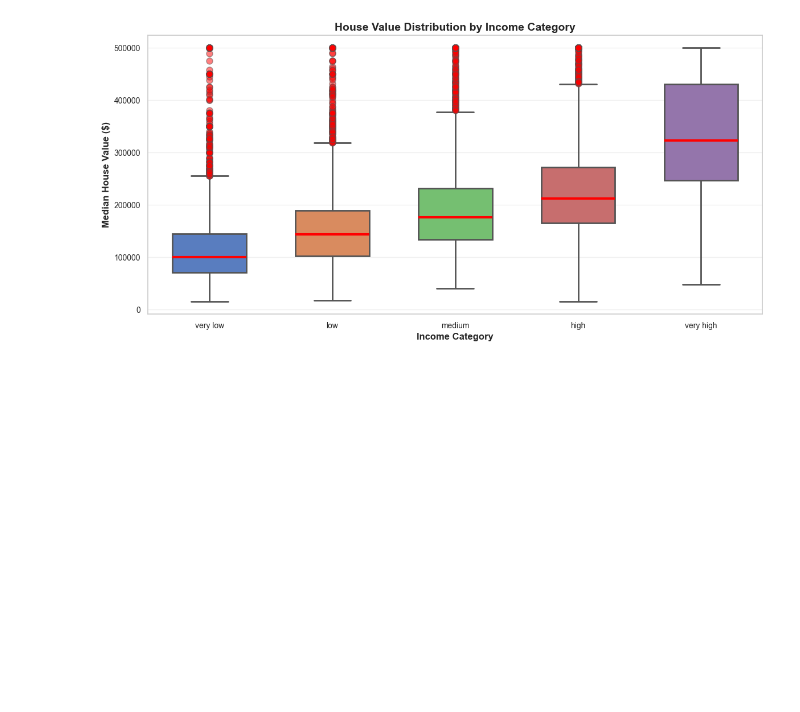
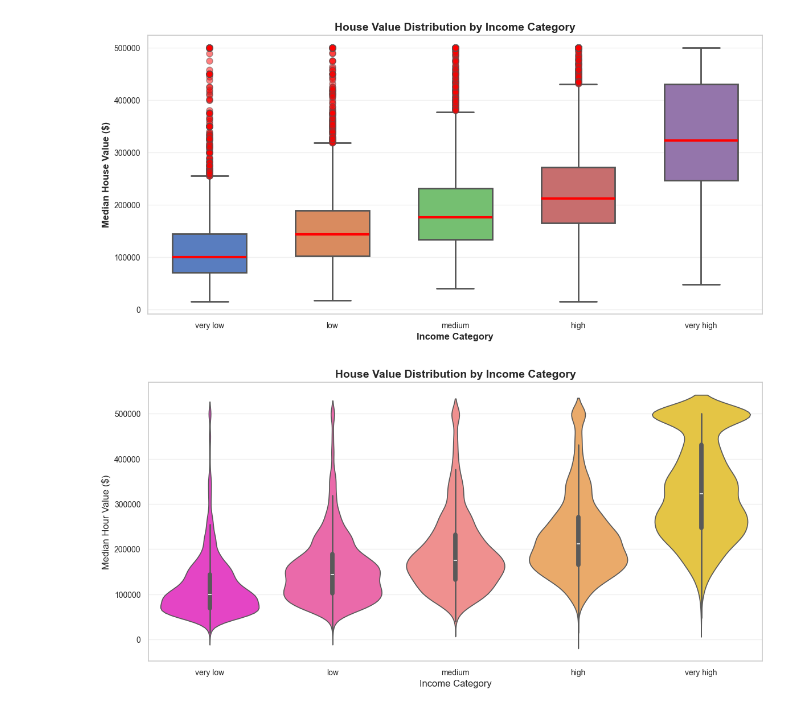
Before and after one commit to AidenHadisi/ml-journey, a Jupyter notebook: p004_california_housing_prices.ipynb, the cells around one changed output. Cells and saved outputs as stored; diff of their text form; code cells hidden in the pictures; blank space fills up the shorter version.

```diff
--- a/p004_california_housing_prices.ipynb
+++ b/p004_california_housing_prices.ipynb
@@ -122,6 +122,17 @@ plt.tight_layout()
 plt.show()
 # %% [output]
 [figure]
+# %%
+sns.violinplot(
+    data=df, x="income_cat", y="median_house_value", hue="income_cat", palette="spring"
+)
+plt.xlabel("Income Category")
+plt.title("House Value Distribution by Income Category", fontsize=14, fontweight="bold")
+plt.ylabel("Median Hour Value ($)")
+plt.tight_layout()
+plt.show()
+# %% [output]
+[figure, added]
 # %%
 df_train, df_test = train_test_split(
     df, test_size=0.2, random_state=42, stratify=df["income_cat"]
```
